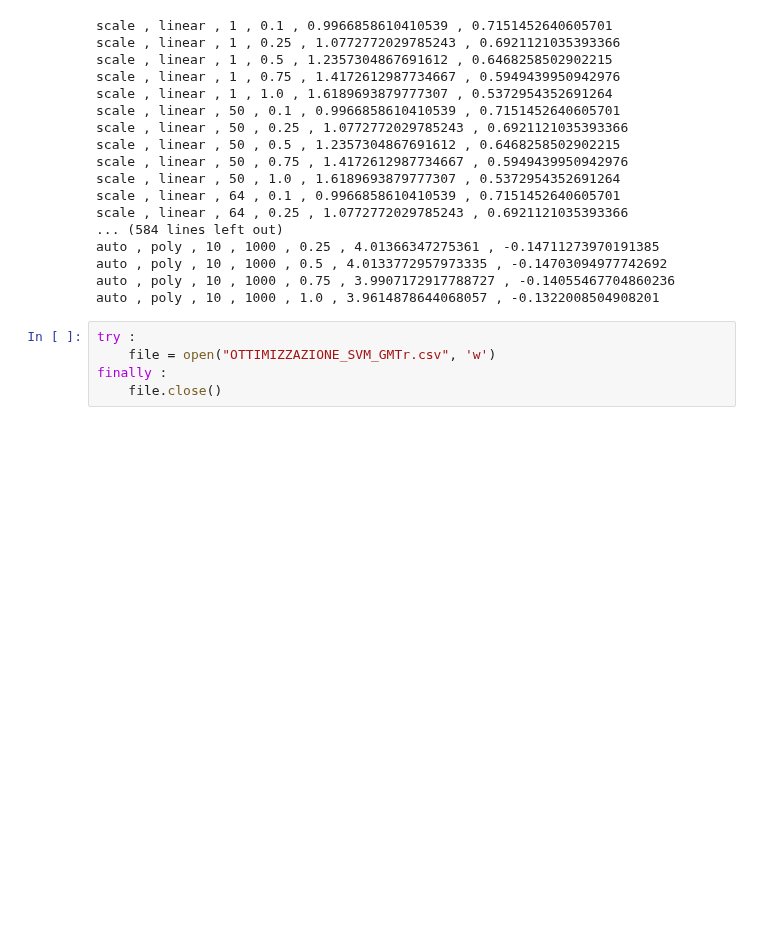
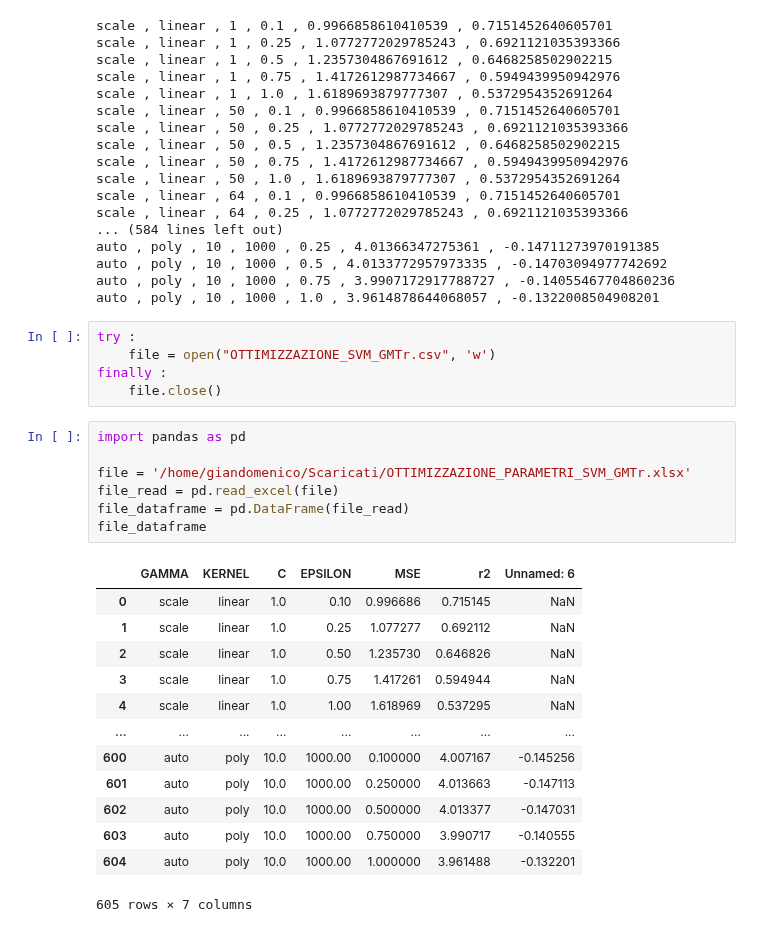
Before and after one commit to lstorchi/mllogdp, a Jupyter notebook: jnb/OTTIMIZZAZIONE_PARAMETRI_SVM_Tr_set.ipynb, the cells around one changed output. Saved outputs shown, nothing was run; the diff lists cells and outputs as text; blank space fills up the shorter version.

Commit message:
Dataframe per confronto

```diff
--- a/jnb/OTTIMIZZAZIONE_PARAMETRI_SVM_Tr_set.ipynb
+++ b/jnb/OTTIMIZZAZIONE_PARAMETRI_SVM_Tr_set.ipynb
@@ -228,3 +228,24 @@ try :
     file = open("OTTIMIZZAZIONE_SVM_GMTr.csv", 'w')
 finally :
     file.close()
+# %%
+import pandas as pd
+
+file = '/home/giandomenico/Scaricati/OTTIMIZZAZIONE_PARAMETRI_SVM_GMTr.xlsx'
+file_read = pd.read_excel(file)
+file_dataframe = pd.DataFrame(file_read)
+file_dataframe
+# %% [output]
+|  | GAMMA | KERNEL | C | EPSILON | MSE | r2 | Unnamed: 6 |
+| 0 | scale | linear | 1.0 | 0.10 | 0.996686 | 0.715145 | NaN |
+| 1 | scale | linear | 1.0 | 0.25 | 1.077277 | 0.692112 | NaN |
+| 2 | scale | linear | 1.0 | 0.50 | 1.235730 | 0.646826 | NaN |
+| 3 | scale | linear | 1.0 | 0.75 | 1.417261 | 0.594944 | NaN |
+| 4 | scale | linear | 1.0 | 1.00 | 1.618969 | 0.537295 | NaN |
+| ... | ... | ... | ... | ... | ... | ... | ... |
+| 600 | auto | poly | 10.0 | 1000.00 | 0.100000 | 4.007167 | -0.145256 |
+| 601 | auto | poly | 10.0 | 1000.00 | 0.250000 | 4.013663 | -0.147113 |
+| 602 | auto | poly | 10.0 | 1000.00 | 0.500000 | 4.013377 | -0.147031 |
+| 603 | auto | poly | 10.0 | 1000.00 | 0.750000 | 3.990717 | -0.140555 |
+| 604 | auto | poly | 10.0 | 1000.00 | 1.000000 | 3.961488 | -0.132201 |
+605 rows × 7 columns
```
Also changed, not shown: parts of 1 cell of this notebook.
